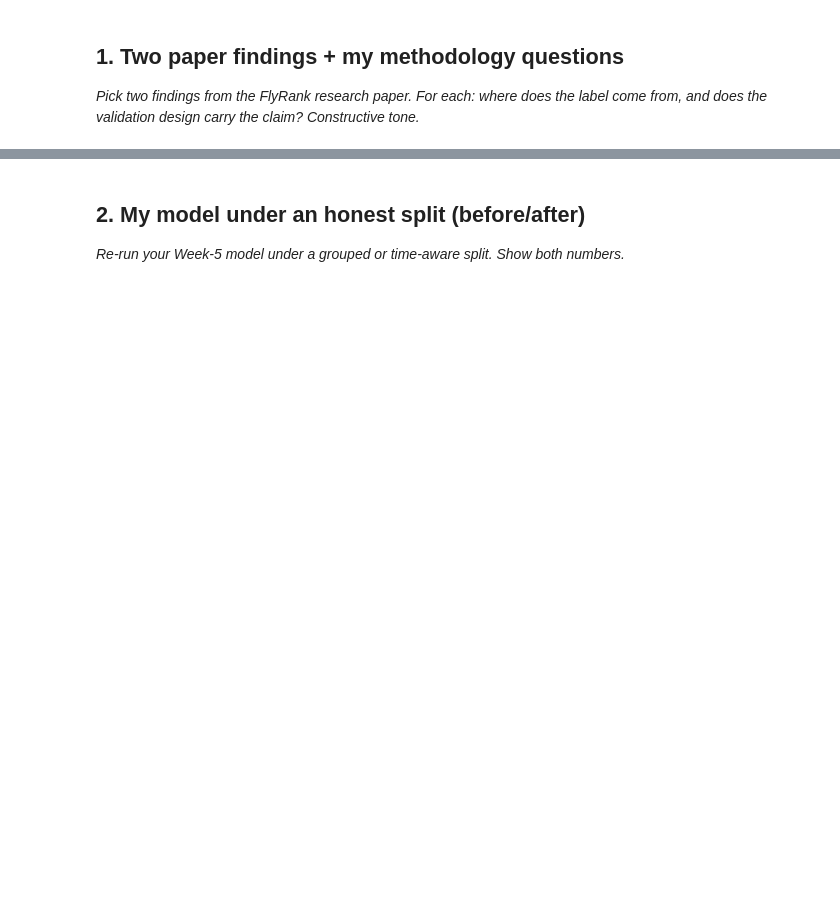
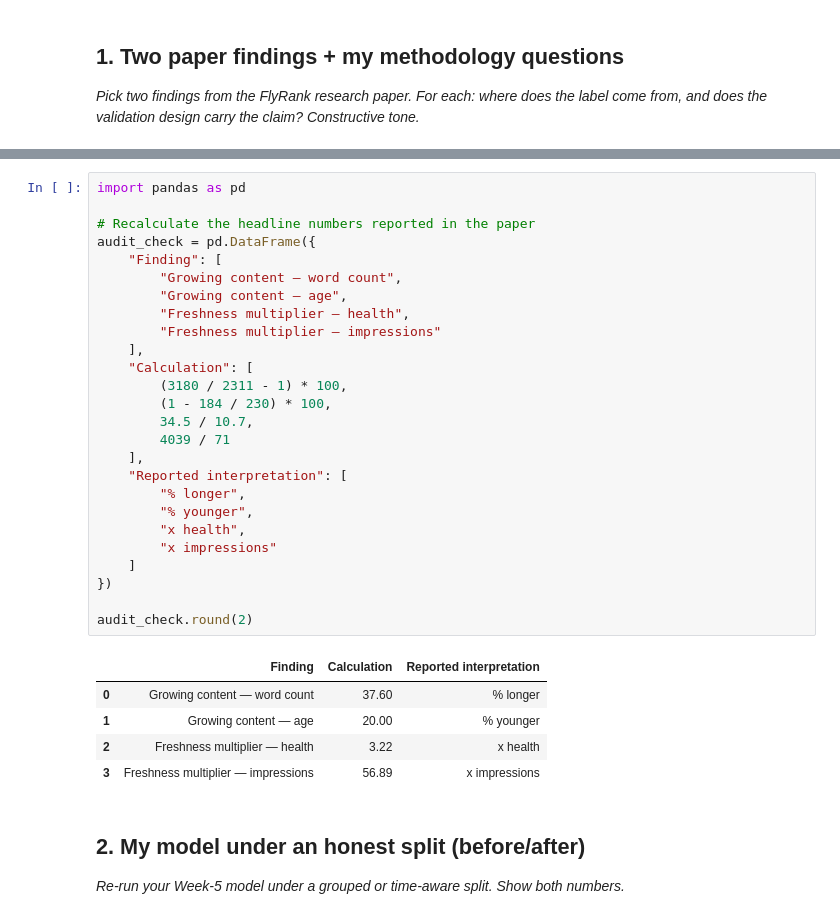
Before and after one commit to azam-hussain-ml/Starter-Notebook-flyrank-ml-internship, a Jupyter notebook: work/notebooks/w06_validation_audit.ipynb, the cells around one changed output, grey strips where cells are left out. Drawn from its saved outputs; the diff is of its cells as text; blank space fills up the shorter version.

```diff
--- a/work/notebooks/w06_validation_audit.ipynb
+++ b/work/notebooks/w06_validation_audit.ipynb
@@ -13,3 +27,35 @@ This skeleton is yours to fill. Work the sections **in order** — each one has
+# %%
+import pandas as pd
+
+# Recalculate the headline numbers reported in the paper
+audit_check = pd.DataFrame({
+    "Finding": [
+        "Growing content — word count",
+        "Growing content — age",
+        "Freshness multiplier — health",
+        "Freshness multiplier — impressions"
+    ],
+    "Calculation": [
+        (3180 / 2311 - 1) * 100,
+        (1 - 184 / 230) * 100,
+        34.5 / 10.7,
+        4039 / 71
+    ],
+    "Reported interpretation": [
+        "% longer",
+        "% younger",
+        "x health",
+        "x impressions"
+    ]
+})
+
+audit_check.round(2)
+# %% [output]
+|  | Finding | Calculation | Reported interpretation |
+| 0 | Growing content — word count | 37.60 | % longer |
+| 1 | Growing content — age | 20.00 | % younger |
+| 2 | Freshness multiplier — health | 3.22 | x health |
+| 3 | Freshness multiplier — impressions | 56.89 | x impressions |
 # %% [markdown]
 ## 2. My model under an honest split (before/after)
 
```
Also changed, not shown: parts of 11 cells of this notebook.
